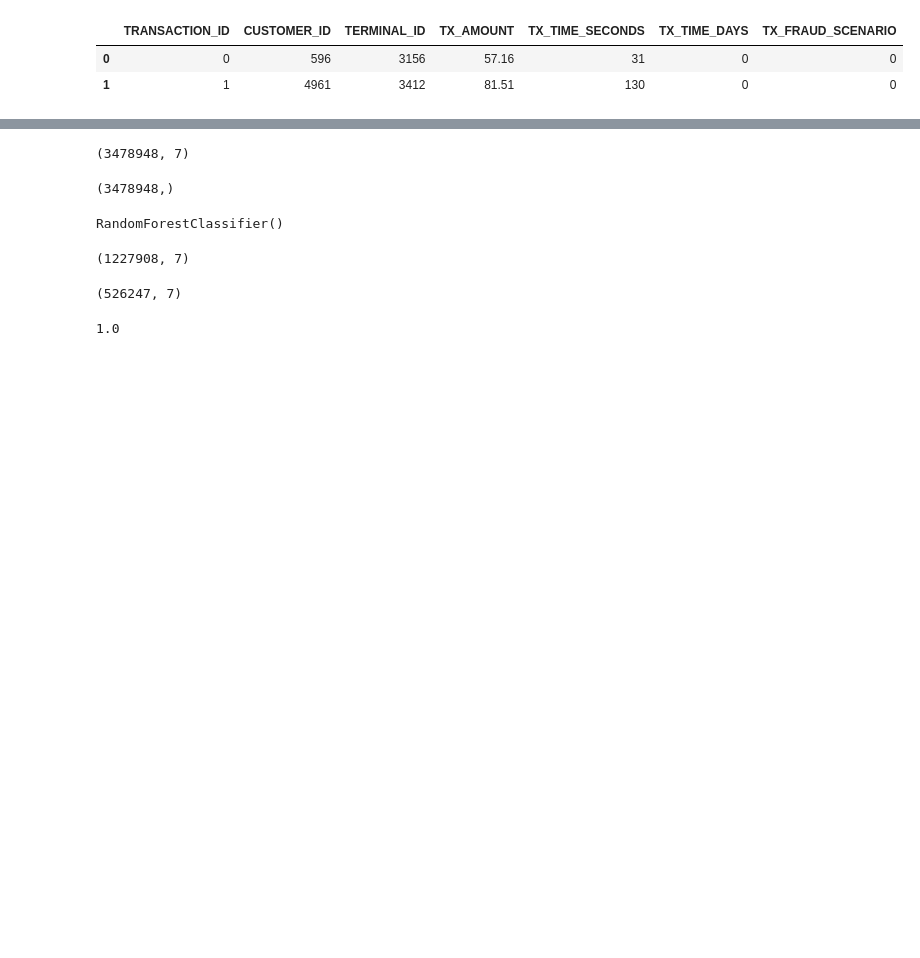
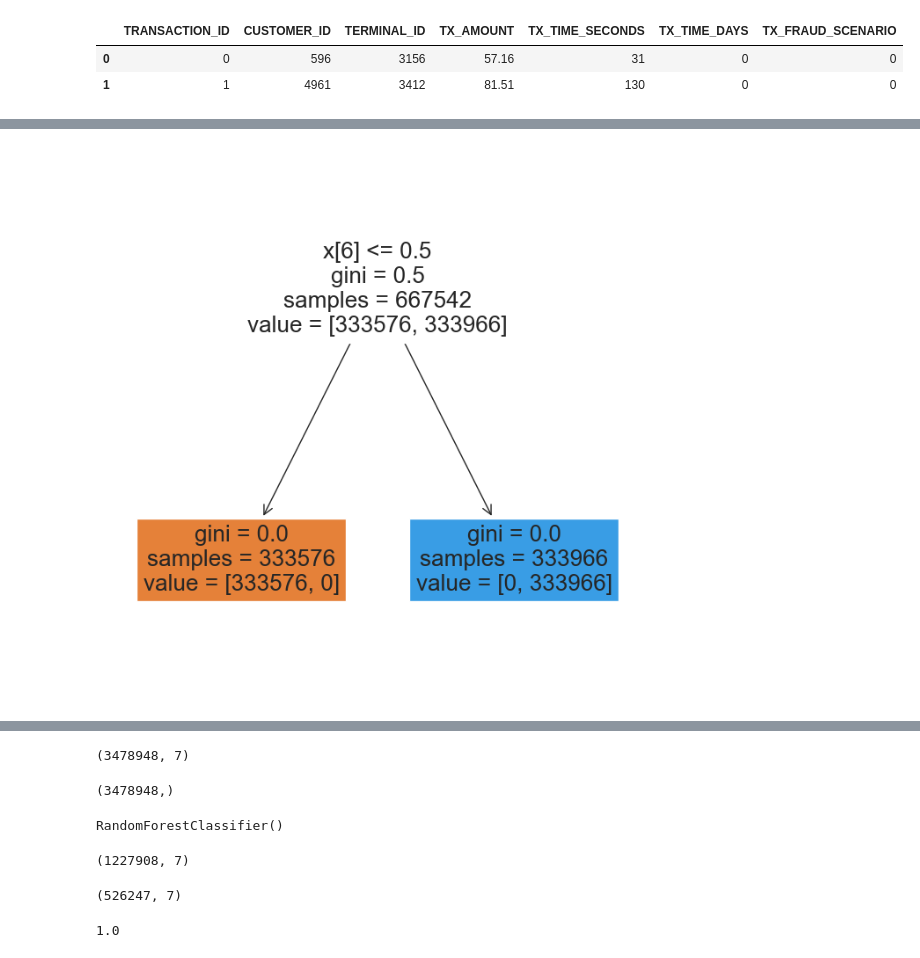
Before and after one commit to Khalidwebmail/synthesis-dataset, a Jupyter notebook: Untitled.ipynb, the cells around one changed output, grey strips where cells are left out. Cells and saved outputs as stored; diff of their text form; code cells hidden in the pictures; blank space fills up the shorter version.

```diff
--- a/Untitled.ipynb
+++ b/Untitled.ipynb
@@ -539,0 +555,3 @@ Y_ovr.shape
+# %%
+from sklearn.model_selection import train_test_split
+X_train, X_test, y_train, y_test = train_test_split(X_resampled, y_resampled, test_size=0.3, random_state=0)
@@ -539,0 +560,2 @@ Y_ovr.shape
+# %%
+clf = DecisionTreeClassifier()
@@ -539,0 +580,10 @@ Y_ovr.shape
+# %%
+import matplotlib.pyplot as plt
+from sklearn.tree import DecisionTreeClassifier, plot_tree
+from sklearn.model_selection import train_test_split
+
+plt.figure(figsize=(8, 8))
+plot_tree(clf, filled=True)
+plt.show()
+# %% [output]
+[figure, added]
```
Also changed, not shown: parts of 45 cells of this notebook, 3 other files.
